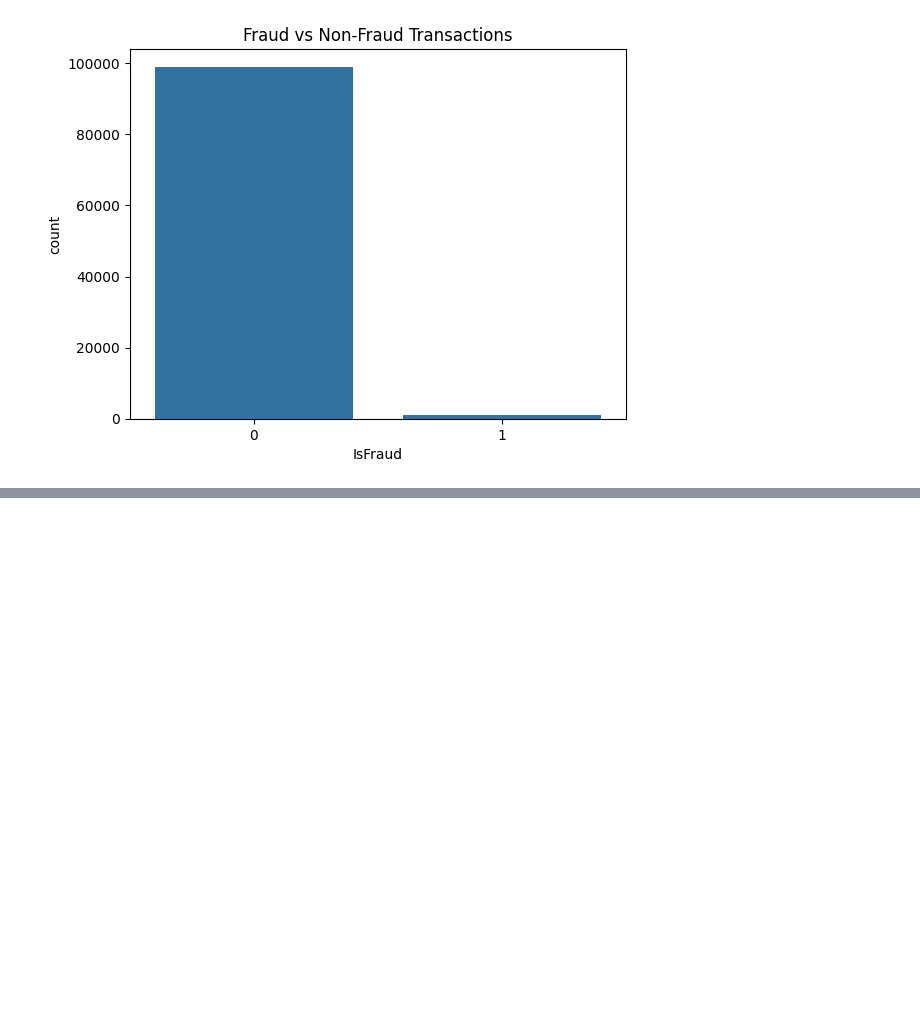
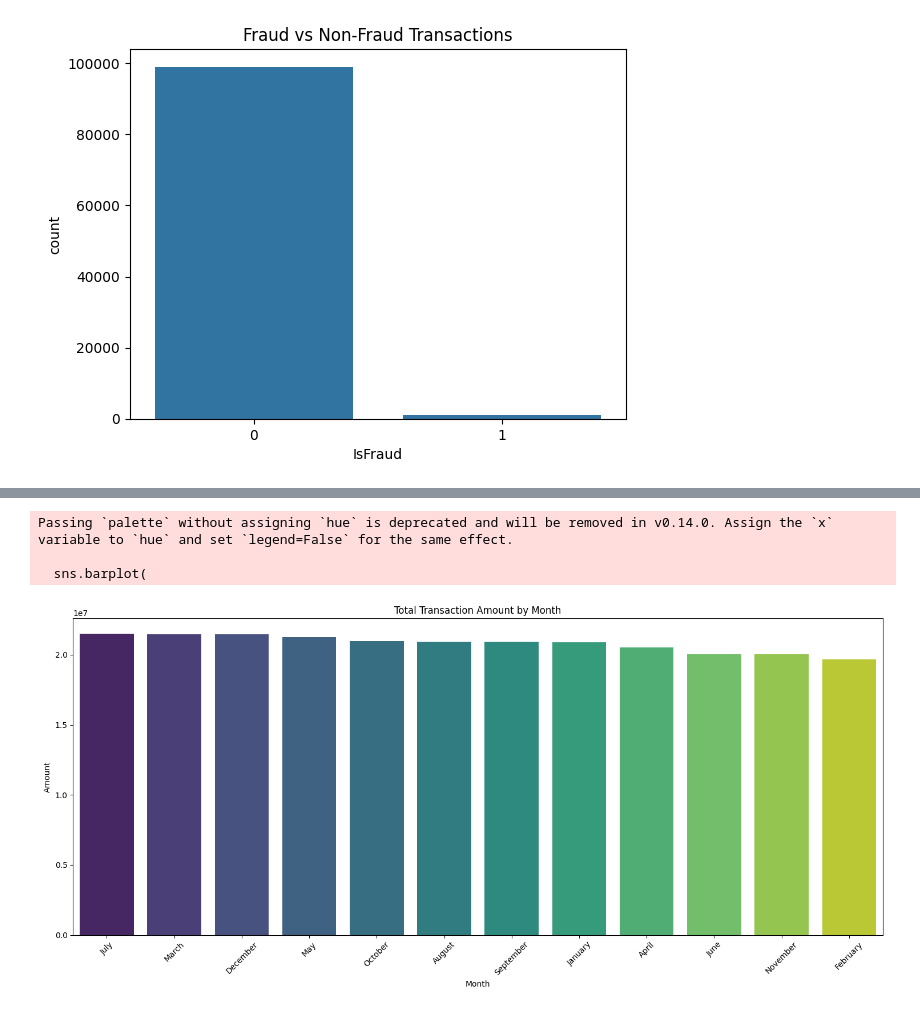
Before and after one commit to timomugishan8-ai/Credit-Card-Fraud-Detection-Project, a Jupyter notebook: notebooks/exploratory_data_analysis.ipynb, the cells around one changed output, grey strips where cells are left out. Drawn from its saved outputs; the diff is of its cells as text; code cells hidden in the pictures; blank space fills up the shorter version.

Commit message:
Redo exploratory data analysis and document findings

```diff
--- a/notebooks/exploratory_data_analysis.ipynb
+++ b/notebooks/exploratory_data_analysis.ipynb
@@ -93,0 +47,7 @@ sns.lineplot(x='block', y='IsFraud', data=fraud_by_id_block)
+# %%
+credit_fraud = pd.read_csv("../data/credit_card_fraud_dataset.csv", parse_dates=["TransactionDate"])
+credit_fraud["Hour"] = credit_fraud["TransactionDate"].dt.hour
+credit_fraud["DayOfWeek"] = credit_fraud["TransactionDate"].dt.day_name()
+credit_fraud["Month"] = credit_fraud["TransactionDate"].dt.month_name()
+credit_fraud["Year"] = credit_fraud["TransactionDate"].dt.year
+credit_fraud.head()
@@ -93,0 +61,16 @@ sns.lineplot(x='block', y='IsFraud', data=fraud_by_id_block)
+# %%
+plt.figure(figsize=(15, 7))
+sns.barplot(
+    data=credit_fraud.groupby("Month")["Amount"].sum().reset_index().sort_values("Amount", ascending=False),
+    x="Month",
+    y="Amount",
+    palette="viridis"
+)
+plt.title("Total Transaction Amount by Month")
+plt.xticks(rotation=45)
+plt.tight_layout()
+# %% [output]
+Passing `palette` without assigning `hue` is deprecated and will be removed in v0.14.0. Assign the `x` variable to `hue` and set `legend=False` for the same effect.
+
+  sns.barplot(
+[figure, added]
```
Also changed, not shown: parts of 22 cells of this notebook, 2 other files.
